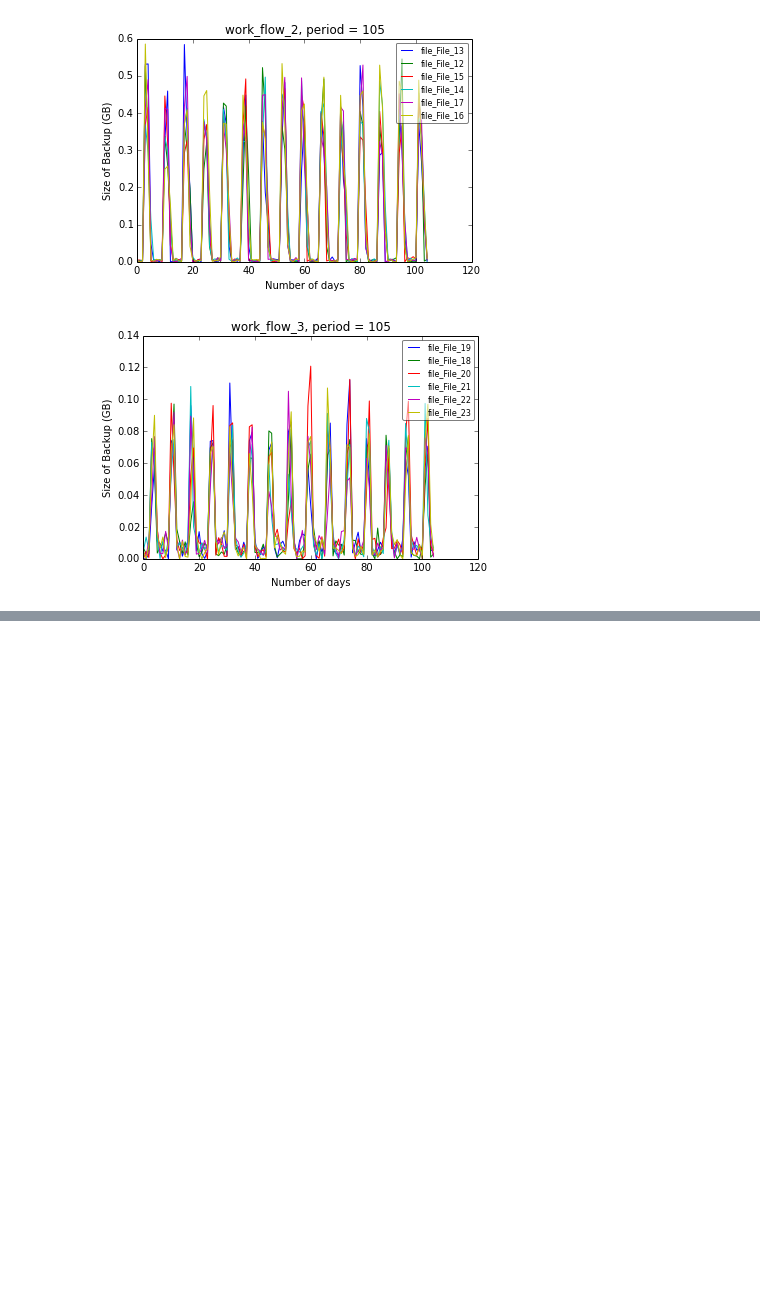
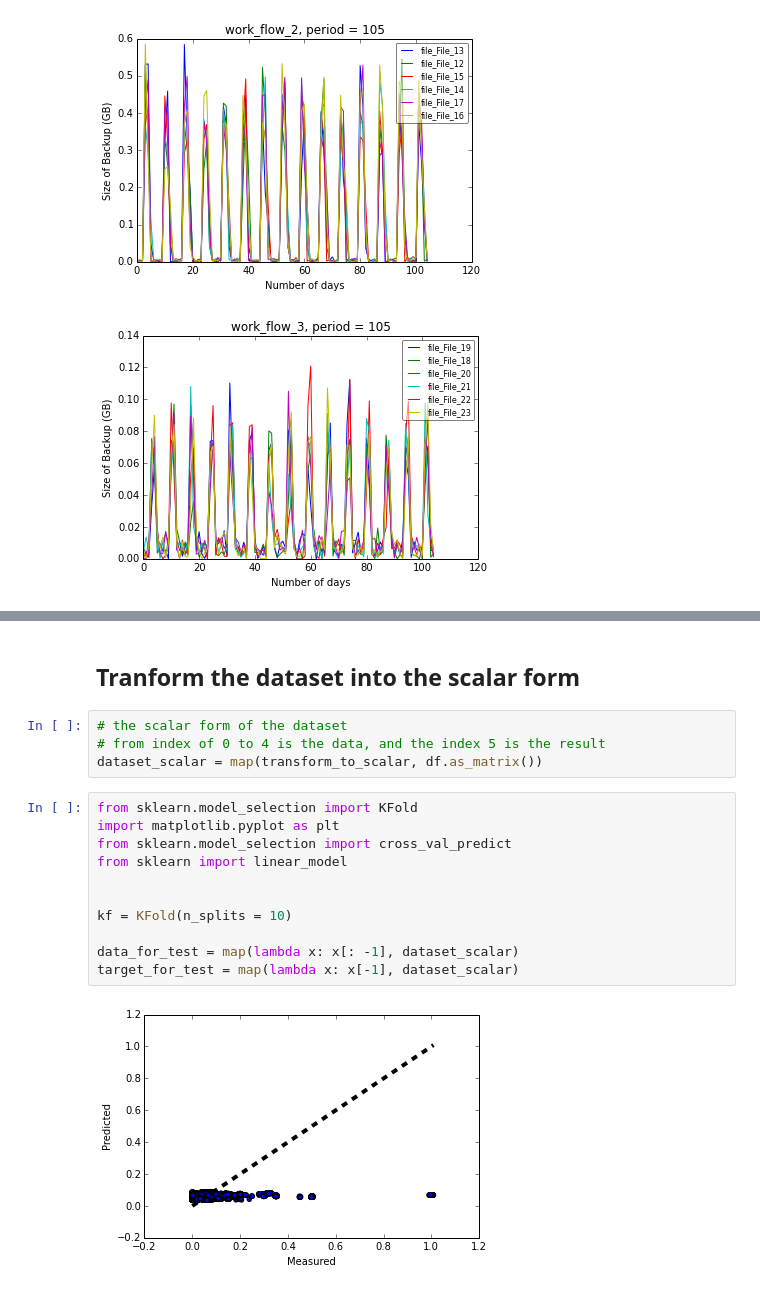
Before and after one commit to HonglanHuang/ee219, a Jupyter notebook: project4/codes/Part 1.ipynb, the cells around one changed output, grey strips where cells are left out. Cells and saved outputs as stored; diff of their text form; blank space fills up the shorter version.

```diff
--- a/project4/codes/Part 1.ipynb
+++ b/project4/codes/Part 1.ipynb
@@ -105,0 +119,20 @@ def convert_to_scalar(typeId, content):
+# %% [markdown]
+Tranform the dataset into the scalar form
+---
+# %%
+# the scalar form of the dataset
+# from index of 0 to 4 is the data, and the index 5 is the result
+dataset_scalar = map(transform_to_scalar, df.as_matrix())
+# %%
+from sklearn.model_selection import KFold
+import matplotlib.pyplot as plt
+from sklearn.model_selection import cross_val_predict
+from sklearn import linear_model
+
+
+kf = KFold(n_splits = 10)
+
+data_for_test = map(lambda x: x[: -1], dataset_scalar)
+target_for_test = map(lambda x: x[-1], dataset_scalar)
+# %% [output]
+[figure, added]
```
Also changed, not shown: parts of 1 cell of this notebook.
